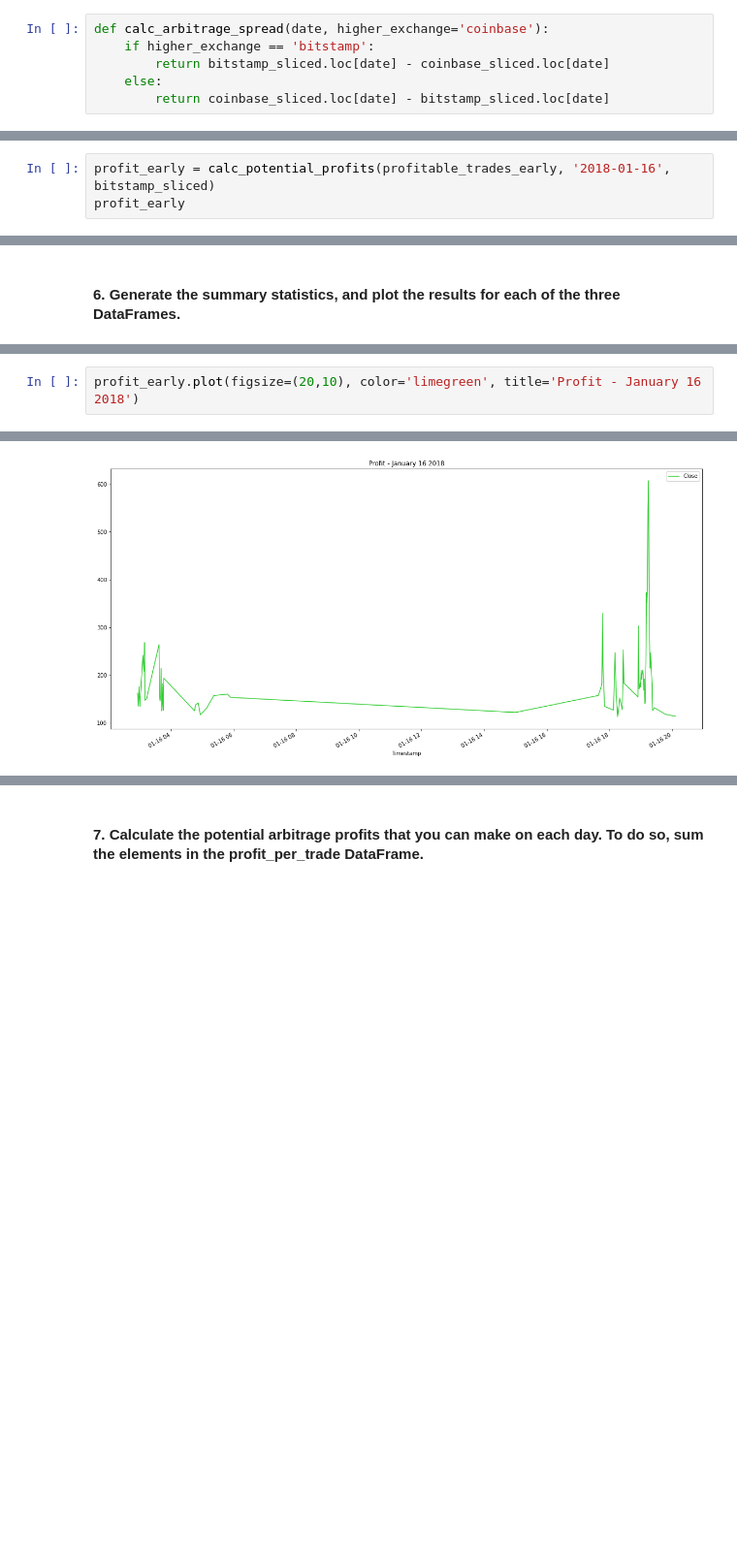
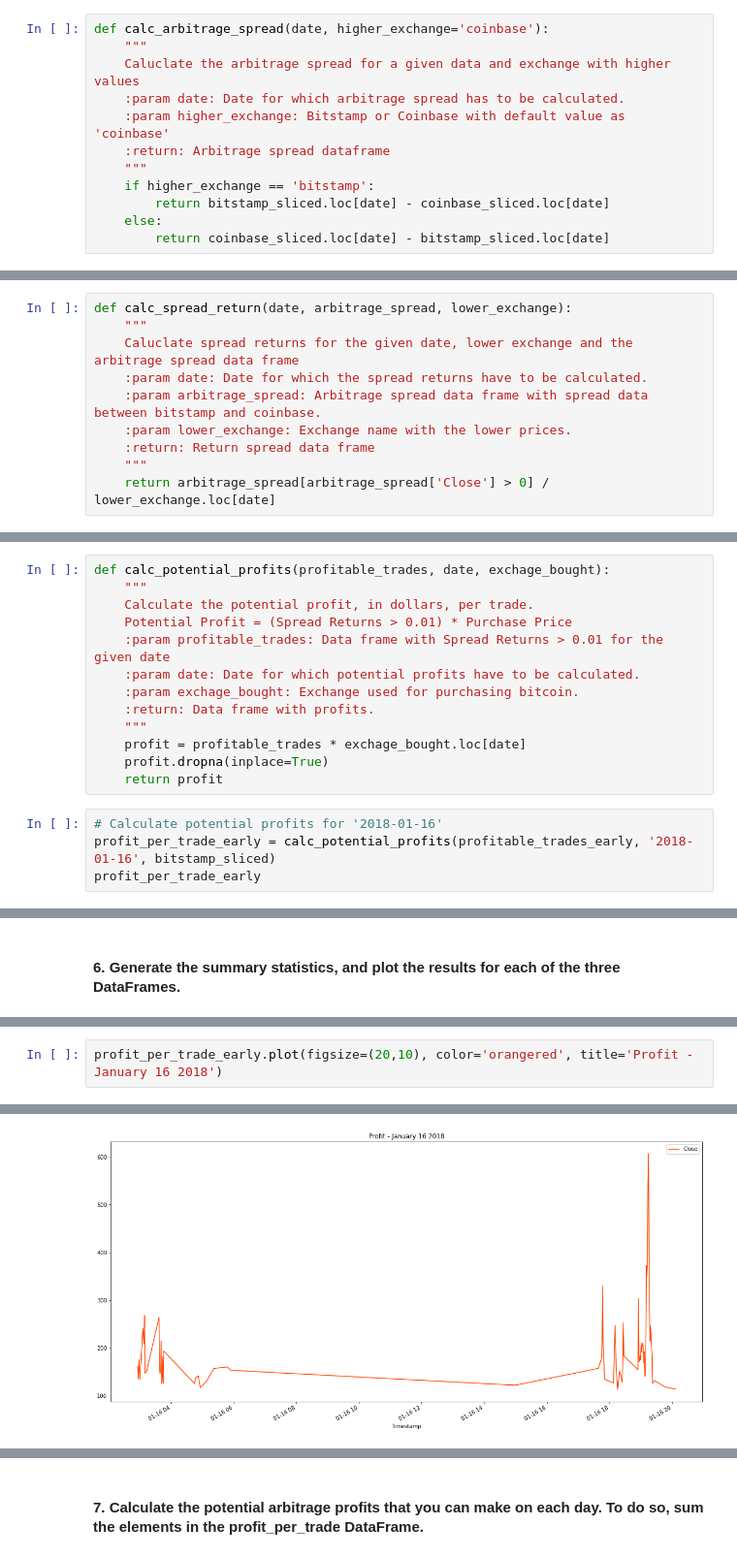
Before and after one commit to msashokkumar/03_crypto_arbitrage, a Jupyter notebook: crypto_arbitrage.ipynb, the cells around one changed output, grey strips where cells are left out. Shown at 97% size. Drawn from its saved outputs; the diff is of its cells as text; blank space fills up the shorter version.

```diff
--- a/crypto_arbitrage.ipynb
+++ b/crypto_arbitrage.ipynb
@@ -383,6 +400,12 @@ create_overlay_plot('2018-01-16', fig_size=(30,10), title="Exchange Comparison (
 [figure]
 # %%
 def calc_arbitrage_spread(date, higher_exchange='coinbase'):
+    """
+    Caluclate the arbitrage spread for a given data and exchange with higher values
+    :param date: Date for which arbitrage spread has to be calculated.
+    :param higher_exchange: Bitstamp or Coinbase with default value as 'coinbase'
+    :return: Arbitrage spread dataframe
+    """
     if higher_exchange == 'bitstamp':
         return bitstamp_sliced.loc[date] - coinbase_sliced.loc[date]
     else:
@@ -558 +579,11 @@ def calc_spread_return(date, arbitrage_spread, lower_exchange):
+# %%
+def calc_spread_return(date, arbitrage_spread, lower_exchange):
+    """
+    Caluclate spread returns for the given date, lower exchange and the arbitrage spread data frame
+    :param date: Date for which the spread returns have to be calculated.
+    :param arbitrage_spread: Arbitrage spread data frame with spread data between bitstamp and coinbase.
+    :param lower_exchange: Exchange name with the lower prices.
+    :return: Return spread data frame
+    """
+    return arbitrage_spread[arbitrage_spread['Close'] > 0] / lower_exchange.loc[date]
 # %%
@@ -691,6 +698,20 @@ def calc_potential_profits(profitable_trades, date, exchage_bought):
+# %%
+def calc_potential_profits(profitable_trades, date, exchage_bought):
+    """
+    Calculate the potential profit, in dollars, per trade.
+    Potential Profit = (Spread Returns > 0.01) * Purchase Price
+    :param profitable_trades: Data frame with Spread Returns > 0.01 for the given date
+    :param date: Date for which potential profits have to be calculated.
+    :param exchage_bought: Exchange used for purchasing bitcoin.
+    :return: Data frame with profits.
+    """
+    profit = profitable_trades * exchage_bought.loc[date]
+    profit.dropna(inplace=True)
+    return profit
 # %%
-profit_early = calc_potential_profits(profitable_trades_early, '2018-01-16', bitstamp_sliced)
-profit_early
+# Calculate potential profits for '2018-01-16'
+profit_per_trade_early = calc_potential_profits(profitable_trades_early, '2018-01-16', bitstamp_sliced)
+profit_per_trade_early
 # %% [output]
 |  | Close |
 | Timestamp |  |
@@ -736,8 +759,8 @@ profit_early.describe()
 | 75% | 210.060000 |
 | max | 606.800000 |
 # %%
-profit_early.plot(figsize=(20,10), color='limegreen', title='Profit - January 16 2018')
+profit_per_trade_early.plot(figsize=(20,10), color='orangered', title='Profit - January 16 2018')
 # %% [output]
 <AxesSubplot:title={'center':'Profit - January 16 2018'}, xlabel='Timestamp'>
-[figure, old version]
+[figure, new version]
 # %%
```
Also changed, not shown: parts of 39 cells of this notebook.
